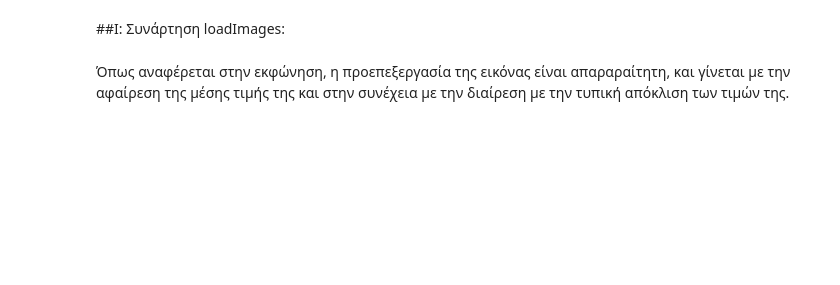
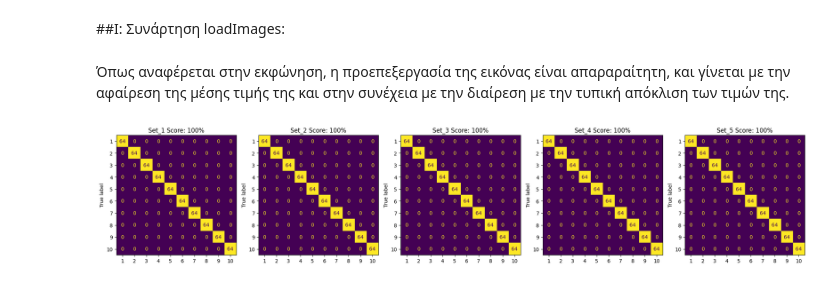
Before and after one commit to EvangeliaS/Eigenfaces-for-Face-Recognition, a Jupyter notebook: Steiropoulou_1115201800186.ipynb, the cells around one changed output. Saved outputs shown, nothing was run; the diff lists cells and outputs as text; code cells hidden in the pictures; blank space fills up the shorter version.

```diff
--- a/Steiropoulou_1115201800186.ipynb
+++ b/Steiropoulou_1115201800186.ipynb
@@ -41,3 +151,74 @@ def normalization(faces):
 
     return X
+# %%
+
+X_set1, y_set1 = loadImages("/home/eva/Documents/machine_learning/project2/faces", '01')
+average_face = np.mean(X_set1, axis=0)
+
+X_train_set = normalization(X_set1)
+
+accuracy = []
+
+dimensions = [9,30]
+
+
+# Test for dimension 9
+pca = PCA(n_components=9, whiten=True).fit(X_train_set)
+X_train_pca = pca.transform(X_train_set)
+classifier = KNeighborsClassifier(n_neighbors=1).fit(X_train_pca, y_set1)
+
+figur, ax = plt.subplots(1, 5, figsize=(20, 5))
+for i in range(5):
+    X_set, y_set = loadImages("/home/eva/Documents/machine_learning/project2/faces", '0' + str(i + 1))
+    X_test_set = normalization(X_set)
+    X_test_pca = pca.transform(X_test_set)
+    y_pred = classifier.predict(X_test_pca)
+    accuracy.append(int(accuracy_score(y_set, y_pred) * 100))
+
+    # The labels that will be used below
+    names = [1, 2, 3, 4, 5, 6, 7, 8, 9, 10]
+
+    # Display the confusion matrix and accuracy
+    cfmatr = confusion_matrix(y_set, y_pred)
+    cmd = ConfusionMatrixDisplay(cfmatr, display_labels=names)
+    cmd.plot(ax=ax[i])
+    cmd.ax_.set_title("Set_" + str(i + 1) + " Score: " + str(int(accuracy_score(y_set, y_pred) * 100)) + "%")
+    cmd.im_.colorbar.remove()
+    cmd.ax_.set_xlabel('')
+
+# Adjust the layout and display the confusion matrices
+plt.subplots_adjust(wspace=0.1, hspace=0.1)
+plt.tight_layout()
+plt.show()
+
+# #Test for dimension 9
+# pca = PCA(n_components=9, whiten=True).fit(X_train_set)
+# X_train_pca = pca.transform(X_train_set)
+# classifier = KNeighborsClassifier(n_neighbors = 1).fit(X_train_pca, y_set1)
+
+# figur, ax = plt.subplots(1, 5, figsize=(20, 5))
+# for i in range(5):
+#     X_set, y_set = loadImages("/home/eva/Documents/machine_learning/project2/faces", '0'+str(i+1))
+#     X_test_set = normalization(X_set)
+#     X_test_pca = pca.transform(X_test_set)
+#     y_pred = classifier.predict(X_test_pca)
+#     accuracy.append(int(accuracy_score(y_set, y_pred)*100))
+
+#     # ta labels poy tha xreiastoun parakato
+#     names =[1,2,3,4,5,6,7,8,9,10]
+
+#     # ektipono ektos apo to Score kai to confusion matrix
+#     cfmatr = confusion_matrix(y_set, y_pred)
+#     cmd = ConfusionMatrixDisplay(cfmatr, display_labels=names)
+#     cmd.plot(ax=ax[i-1])
+#     cmd.ax_.set_title("Set_"+str(i)+ " Score: "+str(int(accuracy_score(y_set, y_pred)*100))+"%")
+#     cmd.im_.colorbar.remove()
+#     cmd.ax_.set_xlabel('')
+
+# # gia to plotting ton confusion matrixes
+# plt.subplots_adjust(wspace=0.1, hspace=0.1)
+# plt.tight_layout()
+# plt.show()
+# %% [output]
+[figure, added]
 # %%
```
Also changed, not shown: parts of 6 cells of this notebook.
